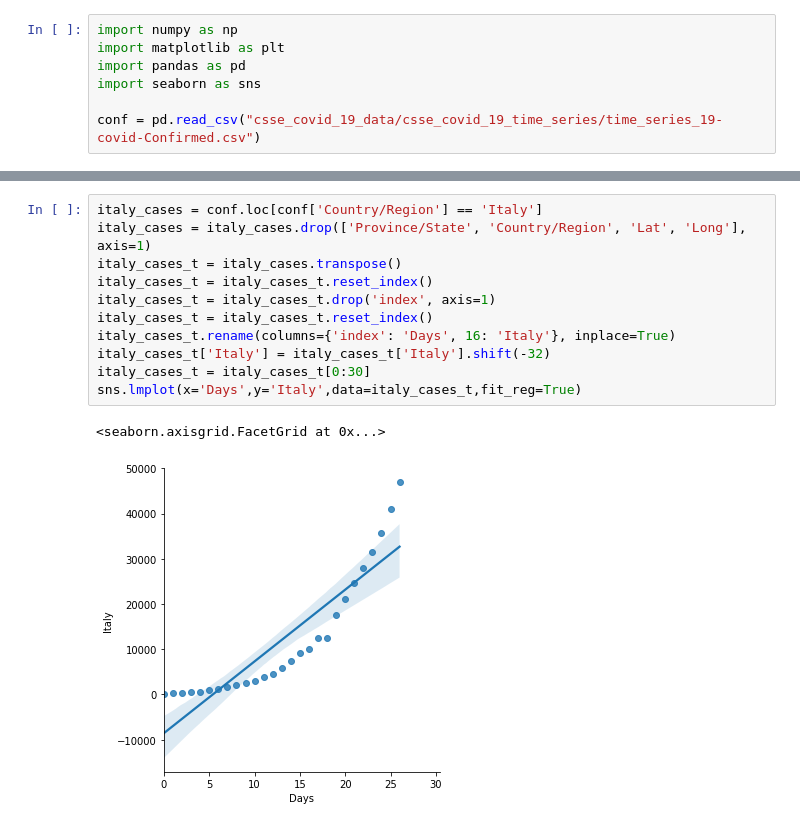
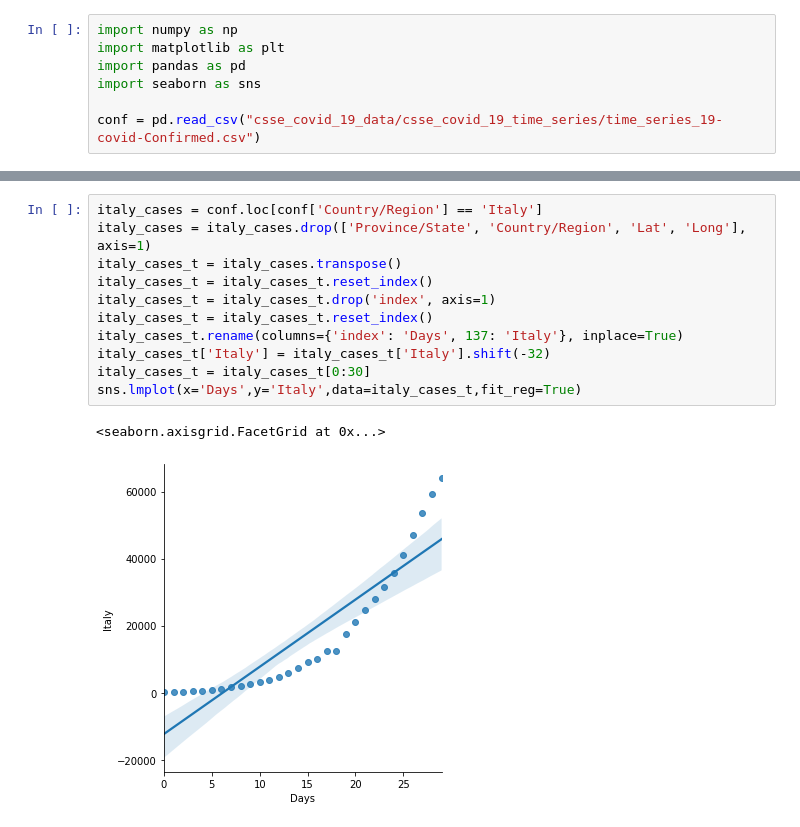
Before and after one commit to fiskker/COVID-19, a Jupyter notebook: Italy - China.ipynb, the cells around one changed output, grey strips where cells are left out. Cells and saved outputs as stored; diff of their text form.

```diff
--- a/Italy - China.ipynb
+++ b/Italy - China.ipynb
@@ -60,14 +56,14 @@ offset.plot()
 # %%
 italy_cases = conf.loc[conf['Country/Region'] == 'Italy']
 italy_cases = italy_cases.drop(['Province/State', 'Country/Region', 'Lat', 'Long'], axis=1)
 italy_cases_t = italy_cases.transpose()
 italy_cases_t = italy_cases_t.reset_index()
 italy_cases_t = italy_cases_t.drop('index', axis=1)
 italy_cases_t = italy_cases_t.reset_index()
-italy_cases_t.rename(columns={'index': 'Days', 16: 'Italy'}, inplace=True)
+italy_cases_t.rename(columns={'index': 'Days', 137: 'Italy'}, inplace=True)
 italy_cases_t['Italy'] = italy_cases_t['Italy'].shift(-32)
 italy_cases_t = italy_cases_t[0:30]
 sns.lmplot(x='Days',y='Italy',data=italy_cases_t,fit_reg=True)
 # %% [output]
 <seaborn.axisgrid.FacetGrid at 0x...>
-[figure, old version]
+[figure, new version]
```
Also changed, not shown: parts of 4 cells of this notebook, 5 other files.
